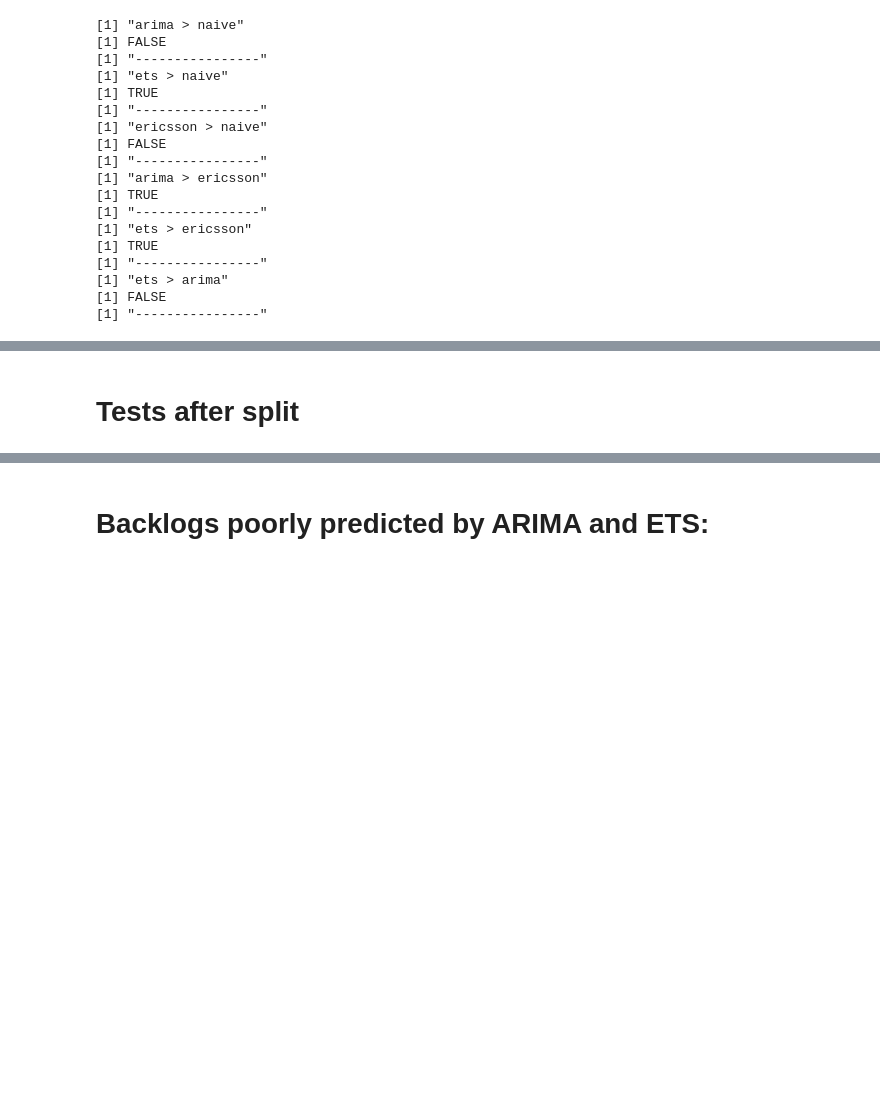
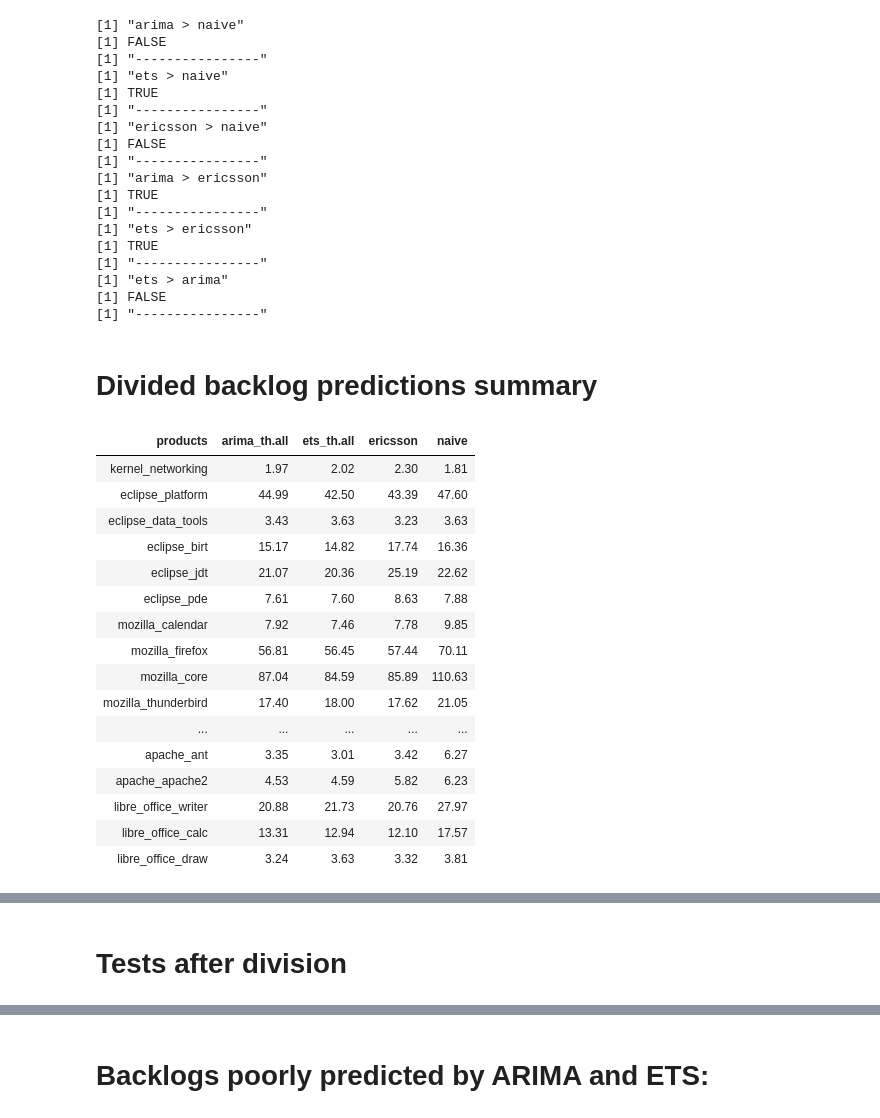
Before and after one commit to paulinaaniola/DefectBacklogPrediction, a Jupyter notebook: Evaluate.ipynb, the cells around one changed output, grey strips where cells are left out. Saved outputs shown, nothing was run; the diff lists cells and outputs as text; code cells hidden in the pictures; blank space fills up the shorter version.

Commit message:
Predictions after backlogs division summary and statistical tests

```diff
--- a/Evaluate.ipynb
+++ b/Evaluate.ipynb
@@ -263,3 +263,69 @@ print("----------------")
 [1] "ets > arima"
 [1] FALSE
 [1] "----------------"
+# %% [markdown]
+# Divided backlog predictions summary
+# %%
+product_names = c()
+arima_errors = c()
+arima_improvements = c()
+ets_errors = c()
+ets_improvements = c()
+ets_impr = c()
+ericsson_errors = c()
+ericsson_improvements = c()
+
+naive_errors = c()
+for(i in 1:nrow(products)){
+    product = products[i,]
+    product_names = c(product_names, paste(product[1], product[2], sep="_"))
+    divided_predictions_evaluation = read.csv(file=paste("data/", product[1], "/", product[2], "/Predictions/Divided_backlog_predictions/errors_evaluation.csv", sep=""), header=TRUE, sep=",")
+
+    ericsson_error = (divided_predictions_evaluation %>% filter (Method=="ericsson") %>% select (Error_1))[[1]]
+    ericsson_improvement = (divided_predictions_evaluation %>% filter (Method=="ericsson") %>% select (Impr_1))[[1]]
+    ericsson_errors = c(ericsson_errors, ericsson_error)
+    ericsson_improvements = c(ericsson_improvements, ericsson_improvement)
+
+    arima_error = (divided_predictions_evaluation %>% filter (Method=="arima_th:all") %>% select (Error_1))[[1]]
+    arima_improvement = (divided_predictions_evaluation %>% filter (Method=="arima_th:all") %>% select (Impr_1))[[1]]
+    arima_errors = c(arima_errors, arima_error)
+    arima_improvements = c(arima_improvements, arima_improvement)
+
+    ets_error = (divided_predictions_evaluation %>% filter (Method=="ets_th:all") %>% select (Error_1))[[1]]
+    ets_improvement = (divided_predictions_evaluation %>% filter (Method=="ets_th:all") %>% select (Impr_1))[[1]]
+    ets_errors = c(ets_errors, ets_error)
+    ets_improvements = c(ets_improvements, ets_improvement)
+
+    naive_error = (divided_predictions_evaluation %>% filter (Method=="naive") %>% select (Error_1))[[1]]
+    naive_errors = c(naive_errors, naive_error)
+}
+errors_after_division = data.frame(products = product_names,
+                           arima_th.all = arima_errors,
+                           ets_th.all = ets_errors,
+                           ericsson = ericsson_errors,
+                           naive = naive_errors)
+
+improvements_after_division = data.frame(products = product_names,
+                       arima_th.all = arima_improvements,
+                       ets_th.all = ets_improvements,
+                       ericsson = ericsson_improvements)
+errors_after_division
+improvements_after_division
+# %% [output]
+| products | arima_th.all | ets_th.all | ericsson | naive |
+| kernel_networking | 1.97 | 2.02 | 2.30 | 1.81 |
+| eclipse_platform | 44.99 | 42.50 | 43.39 | 47.60 |
+| eclipse_data_tools | 3.43 | 3.63 | 3.23 | 3.63 |
+| eclipse_birt | 15.17 | 14.82 | 17.74 | 16.36 |
+| eclipse_jdt | 21.07 | 20.36 | 25.19 | 22.62 |
+| eclipse_pde | 7.61 | 7.60 | 8.63 | 7.88 |
+| mozilla_calendar | 7.92 | 7.46 | 7.78 | 9.85 |
+| mozilla_firefox | 56.81 | 56.45 | 57.44 | 70.11 |
+| mozilla_core | 87.04 | 84.59 | 85.89 | 110.63 |
+| mozilla_thunderbird | 17.40 | 18.00 | 17.62 | 21.05 |
+| ... | ... | ... | ... | ... |
+| apache_ant | 3.35 | 3.01 | 3.42 | 6.27 |
+| apache_apache2 | 4.53 | 4.59 | 5.82 | 6.23 |
+| libre_office_writer | 20.88 | 21.73 | 20.76 | 27.97 |
+| libre_office_calc | 13.31 | 12.94 | 12.10 | 17.57 |
+| libre_office_draw | 3.24 | 3.63 | 3.32 | 3.81 |
@@ -266,2 +349,2 @@ print("----------------")
 # %% [markdown]
-# Tests after split
+# Tests after division
```
Also changed, not shown: parts of 3 cells of this notebook.
